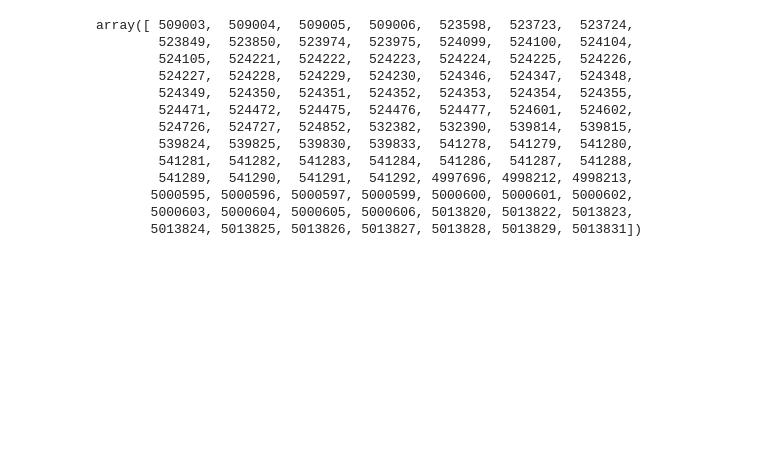
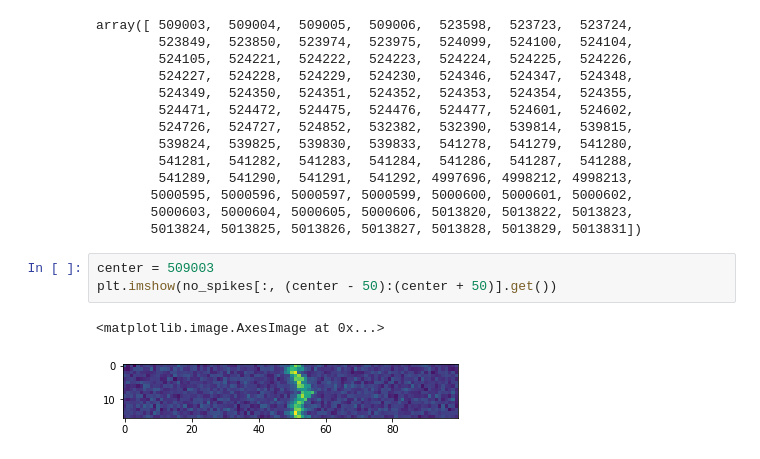
Before and after one commit to lacker/astro, a Jupyter notebook: analyze.ipynb, the cells around one changed output. Drawn from its saved outputs; the diff is of its cells as text; blank space fills up the shorter version.

```diff
--- a/analyze.ipynb
+++ b/analyze.ipynb
@@ -82,3 +82,9 @@ array([ 509003,  509004,  509005,  509006,  523598,  523723,  523724,
        5000595, 5000596, 5000597, 5000599, 5000600, 5000601, 5000602,
        5000603, 5000604, 5000605, 5000606, 5013820, 5013822, 5013823,
        5013824, 5013825, 5013826, 5013827, 5013828, 5013829, 5013831])
+# %%
+center = 509003
+plt.imshow(no_spikes[:, (center - 50):(center + 50)].get())
+# %% [output]
+<matplotlib.image.AxesImage at 0x...>
+[figure, added]
```
